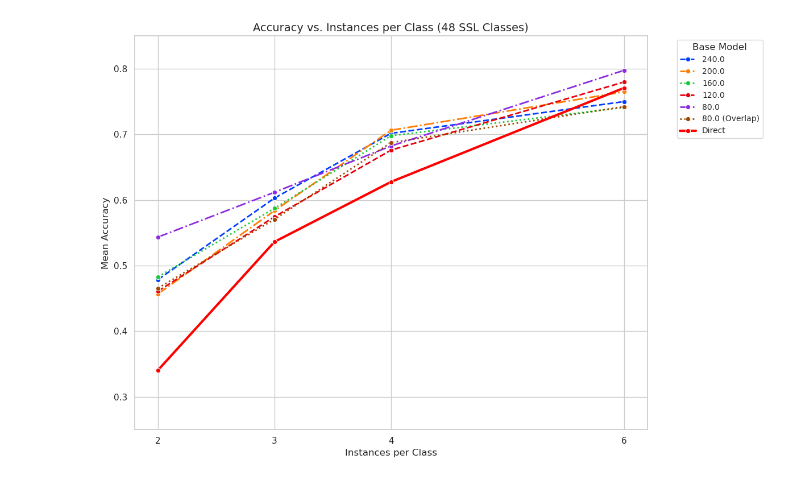
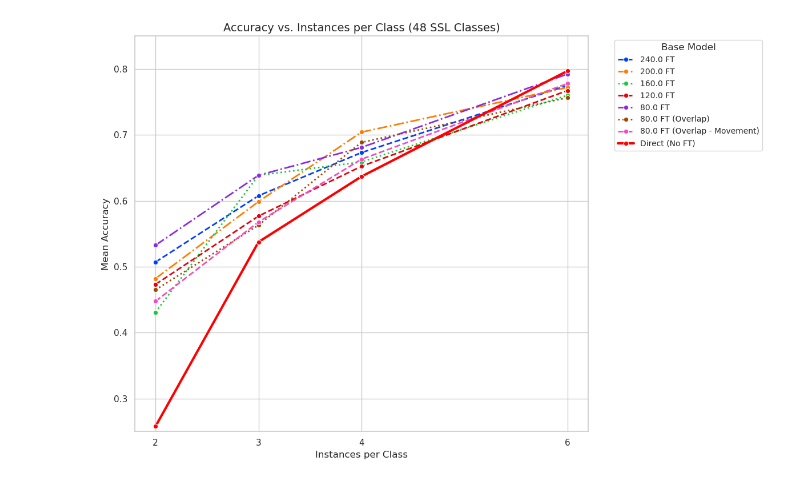
Before and after one commit to Neethamadhu-Madurasinghe/sign_language, a Jupyter notebook: plotting/SSL_models_results.ipynb, the cells around one changed output. Cells and saved outputs as stored; diff of their text form; code cells hidden in the pictures.

```diff
--- a/plotting/SSL_models_results.ipynb
+++ b/plotting/SSL_models_results.ipynb
@@ -35,7 +35,7 @@ df = df.rename(columns={
 })
 
 # Convert 'Overlapping' to boolean for consistency
-df['Overlapping'] = df['Overlapping'].map({'Yes': True, 'No': False})
+# df['Overlapping'] = df['Overlapping'].map({'Yes': True, 'No': False})
 # %%
 scrollable_table = f"""
 <div style="height: 300px; overflow: auto;">
@@ -81,10 +92,19 @@ ft_64 = df[(df['Model_Type'] == 'FINETUNED') & (df['FT_Direct_Classes'] == 64)]
 direct_64 = df[(df['Model_Type'] == 'DIRECT') & (df['FT_Direct_Classes'] == 64)]
 combined = pd.concat([ft_64, direct_64])
 
-# Create Base_Model_Label
-combined['Base_Model_Label'] = combined.apply(
-    lambda row: f"{row['Base_Model_Classes']}{' (Overlap)' if row['Overlapping'] else ''}"
-    if row['Model_Type'] == 'FINETUNED' else 'Direct', axis=1)
+# Create Base_Model_Label with detailed Overlapping info
+def get_overlap_label(row):
+    if row['Model_Type'] == 'DIRECT':
+        return 'Direct (No FT)'
+    elif row['Overlapping'] == 'Yes':
+        return f"{row['Base_Model_Classes']} FT (Overlap)"
+    elif row['Overlapping'] == 'Movement':
+        return f"{row['Base_Model_Classes']} FT (Overlap - Movement)"
+    else:
+        return f"{row['Base_Model_Classes']} FT"
+
+combined['Base_Model_Label'] = combined.apply(get_overlap_label, axis=1)
+
 
 # Filter for specific x-axis values (2, 3, 4, 6)
 combined = combined[combined['Instances_per_class'].isin([2, 3, 4, 6])]
@@ -94,12 +114,12 @@ unique_labels = combined['Base_Model_Label'].unique()
 palette = sns.color_palette("bright", len(unique_labels))  # Distinct colors
 styles = ['--', '-.', ':', '--', '-.', ':', '-']  # Line styles for Fine-tuned + solid for Direct
 colors = {label: palette[i] for i, label in enumerate(unique_labels)}
-colors['Direct'] = '#FF0000'  # Red for Direct model
+colors['Direct (No FT)'] = '#FF0000'  # Red for Direct model
 
 # Plot with custom styles
 for label in unique_labels:
     subset = combined[combined['Base_Model_Label'] == label]
-    if label == 'Direct':
+    if label == 'Direct (No FT)':
         # Highlight Direct with solid, bold line
         sns.lineplot(x='Instances_per_class', y='Accuracy_mean', data=subset,
                      label=label, color=colors[label], linestyle='-', linewidth=3, marker='o')
@@ -128,45 +148,53 @@ ft_48 = df[(df['Model_Type'] == 'FINETUNED') & (df['FT_Direct_Classes'] == 48)]
 direct_48 = df[(df['Model_Type'] == 'DIRECT') & (df['FT_Direct_Classes'] == 48)]
 combined = pd.concat([ft_48, direct_48])
 
-# Create Base_Model_Label
-combined['Base_Model_Label'] = combined.apply(
-    lambda row: f"{row['Base_Model_Classes']}{' (Overlap)' if row['Overlapping'] else ''}"
-    if row['Model_Type'] == 'FINETUNED' else 'Direct', axis=1)
+# Create Base_Model_Label with detailed Overlapping info
+def get_overlap_label(row):
+    if row['Model_Type'] == 'DIRECT':
+        return 'Direct (No FT)'
+    elif row['Overlapping'] == 'Yes':
+        return f"{row['Base_Model_Classes']} FT (Overlap)"
+    elif row['Overlapping'] == 'Movement':
+        return f"{row['Base_Model_Classes']} FT (Overlap - Movement)"
+    else:
+        return f"{row['Base_Model_Classes']} FT"
+
+combined['Base_Model_Label'] = combined.apply(get_overlap_label, axis=1)
 
 # Filter for specific x-axis values (2, 3, 4, 6)
 combined = combined[combined['Instances_per_class'].isin([2, 3, 4, 6])]
 
 # Define custom styles and colors
 unique_labels = combined['Base_Model_Label'].unique()
 palette = sns.color_palette("bright", len(unique_labels))  # Distinct colors
 styles = ['--', '-.', ':', '--', '-.', ':', '-']  # Line styles for Fine-tuned + solid for Direct
 colors = {label: palette[i] for i, label in enumerate(unique_labels)}
-colors['Direct'] = '#FF0000'  # Red for Direct model
+colors['Direct (No FT)'] = '#FF0000'  # Red for Direct model
 
 # Plot with custom styles
 for label in unique_labels:
     subset = combined[combined['Base_Model_Label'] == label]
-    if label == 'Direct':
+    if label == 'Direct (No FT)':
         # Highlight Direct with solid, bold line
         sns.lineplot(x='Instances_per_class', y='Accuracy_mean', data=subset,
                      label=label, color=colors[label], linestyle='-', linewidth=3, marker='o')
     else:
         # Fine-tuned models with dashed/dotted lines
         style_idx = list(unique_labels).index(label) % (len(styles) - 1)  # Avoid solid line
         sns.lineplot(x='Instances_per_class', y='Accuracy_mean', data=subset,
                      label=label, color=colors[label], linestyle=styles[style_idx], linewidth=2, marker='o')
 
 # Customize plot
 plt.title('Accuracy vs. Instances per Class (48 SSL Classes)', fontsize=14)
 plt.xlabel('Instances per Class', fontsize=12)
 plt.ylabel('Mean Accuracy', fontsize=12)
 plt.xticks([2, 3, 4, 6])  # Explicitly set x-axis ticks
 plt.legend(title='Base Model', bbox_to_anchor=(1.05, 1), loc='upper left', fontsize=10)
 plt.ylim((0.25, 0.85))
 plt.tight_layout()
 plt.show()
 # %% [output]
-[figure, old version]
+[figure, new version]
 # %%
 import matplotlib.pyplot as plt
 import seaborn as sns
```
Also changed, not shown: parts of 9 cells of this notebook, 7 other files.
